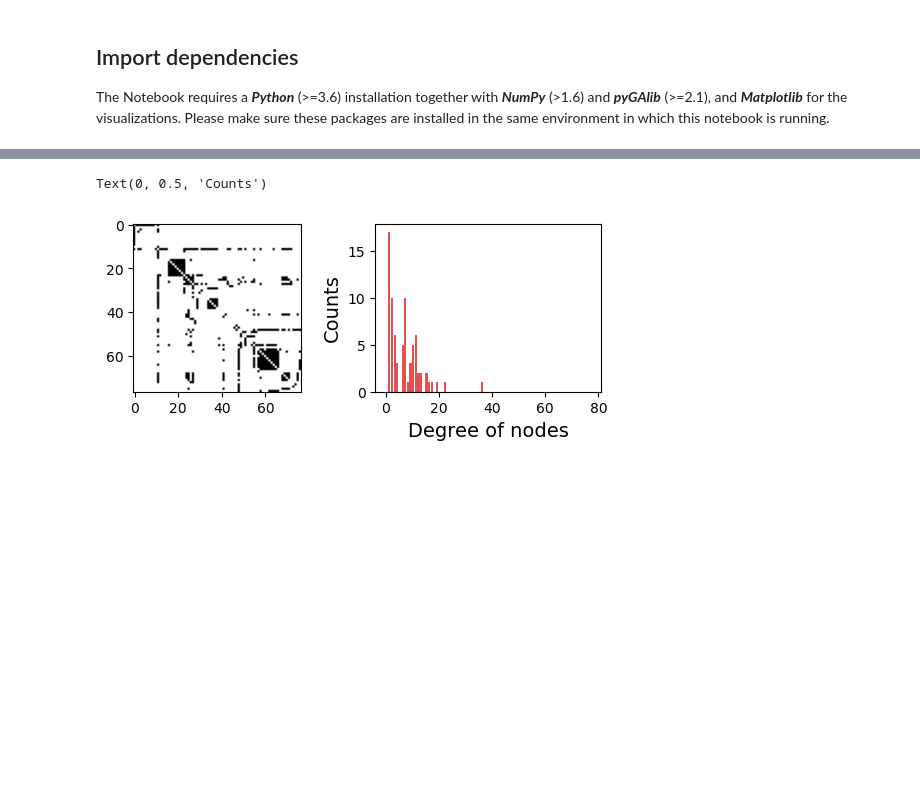
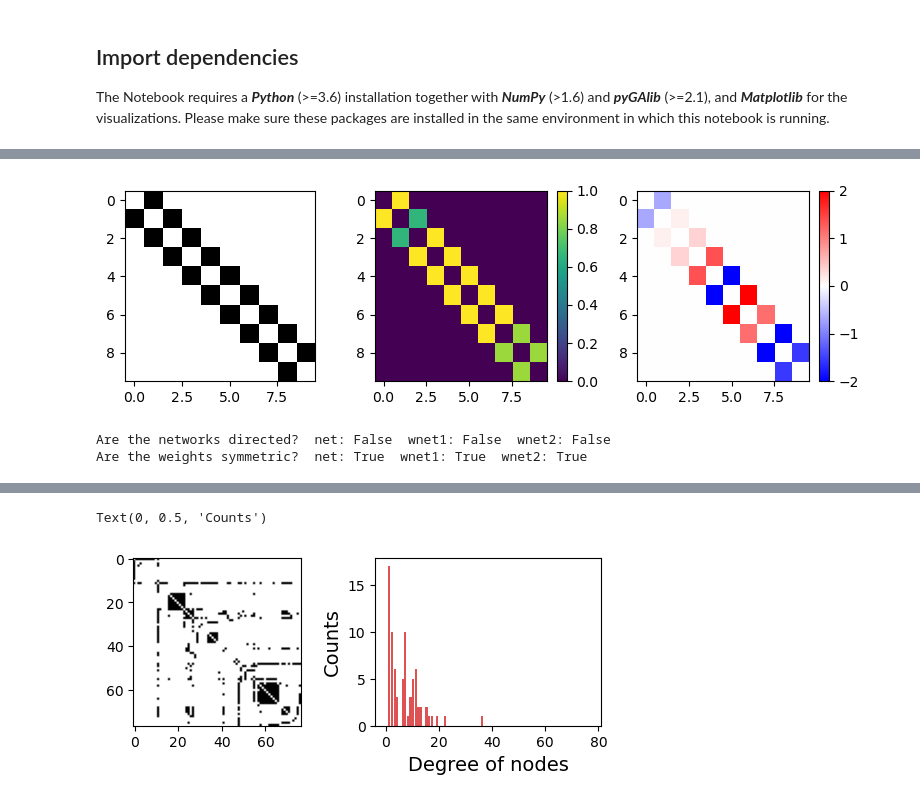
Before and after one commit to gorkazl/pyGAlib, a Jupyter notebook: Examples/WeightedGraphs_Intro.ipynb, the cells around one changed output, grey strips where cells are left out. Saved outputs shown, nothing was run; the diff lists cells and outputs as text; code cells hidden in the pictures; blank space fills up the shorter version.

```diff
--- a/Examples/WeightedGraphs_Intro.ipynb
+++ b/Examples/WeightedGraphs_Intro.ipynb
@@ -67,0 +51,39 @@ Visualise the adjacency matrix and the degree distribution
+# %%
+# Create a small graph
+N = 10
+#net = galib.StarGraph(N)
+net = galib.PathGraph(N)
+
+# Create two weigthed versions, seeding weights from a uniform and a normal distributions.
+# Parameters of the random number generator are passed as keyword arguments.
+# For the uniform distribution (between 0 and 1) these will be `low = 0` and `high = 1`
+wnet1 = galib.SeedRandomWeights(net, np.random.uniform,  low=0, high=2)
+# For the normal distribution these will be `loc=0` and `scale=2`.
+wnet2 = galib.SeedRandomWeights(net, np.random.normal,  loc=0, scale=2)
+
+# Visualize the generated matrices
+plt.figure(figsize=(8,2.5))
+plt.subplot(1,3,1)
+plt.imshow(net, cmap='gray_r')
+
+plt.subplot(1,3,2)
+plt.imshow(wnet1, aspect='auto')
+plt.clim(0,1)
+plt.colorbar()
+
+plt.subplot(1,3,3)
+plt.imshow(wnet2, cmap='bwr', aspect='auto')
+plt.clim(-2,2)
+plt.colorbar()
+
+plt.tight_layout()
+# %% [output]
+[figure, added]
+# %%
+# Print some feedback ...
+print( f"Are the networks directed?  net: {galib.is_directed(net)}  wnet1: {galib.is_directed(wnet1)}  wnet2: {galib.is_directed(wnet2)}" )
+print( f"Are the weights symmetric?  net: {galib.is_symmetric(net)}  wnet1: {galib.is_symmetric(wnet1)}  wnet2: {galib.is_symmetric(wnet2)}" )
+#
+# %% [output]
+Are the networks directed?  net: False  wnet1: False  wnet2: False
+Are the weights symmetric?  net: True  wnet1: True  wnet2: True
```
Also changed, not shown: parts of 9 cells of this notebook.
